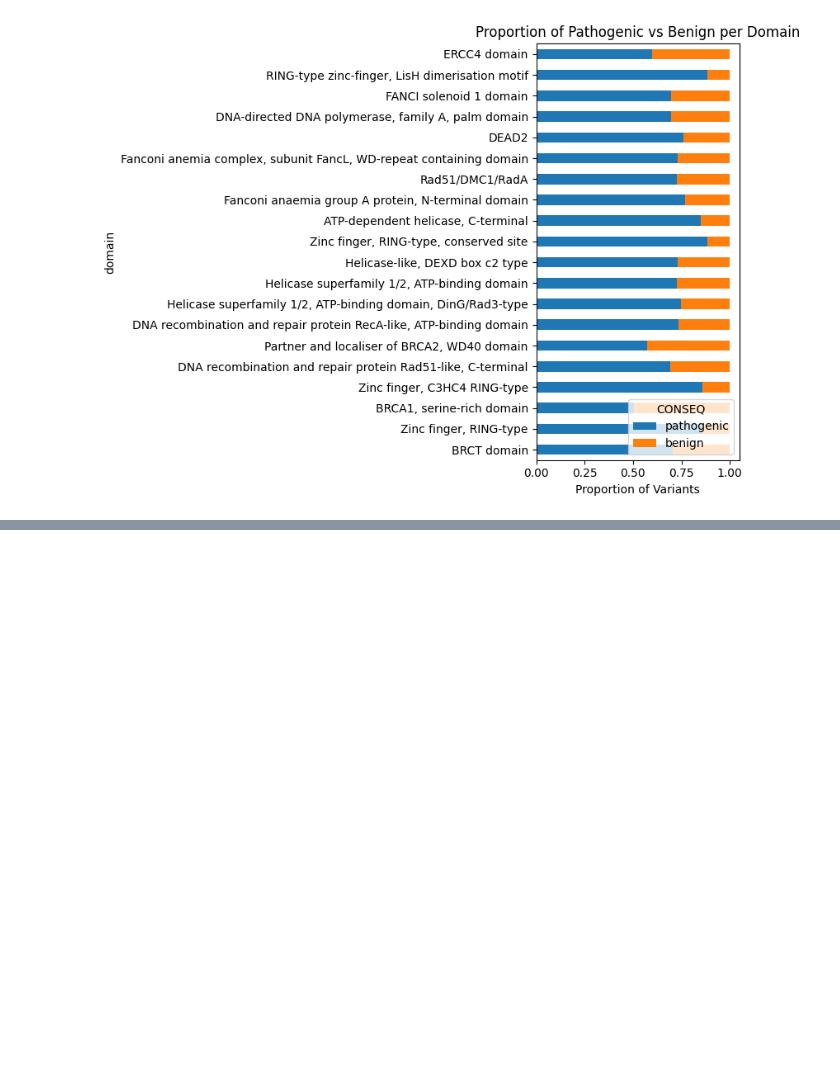
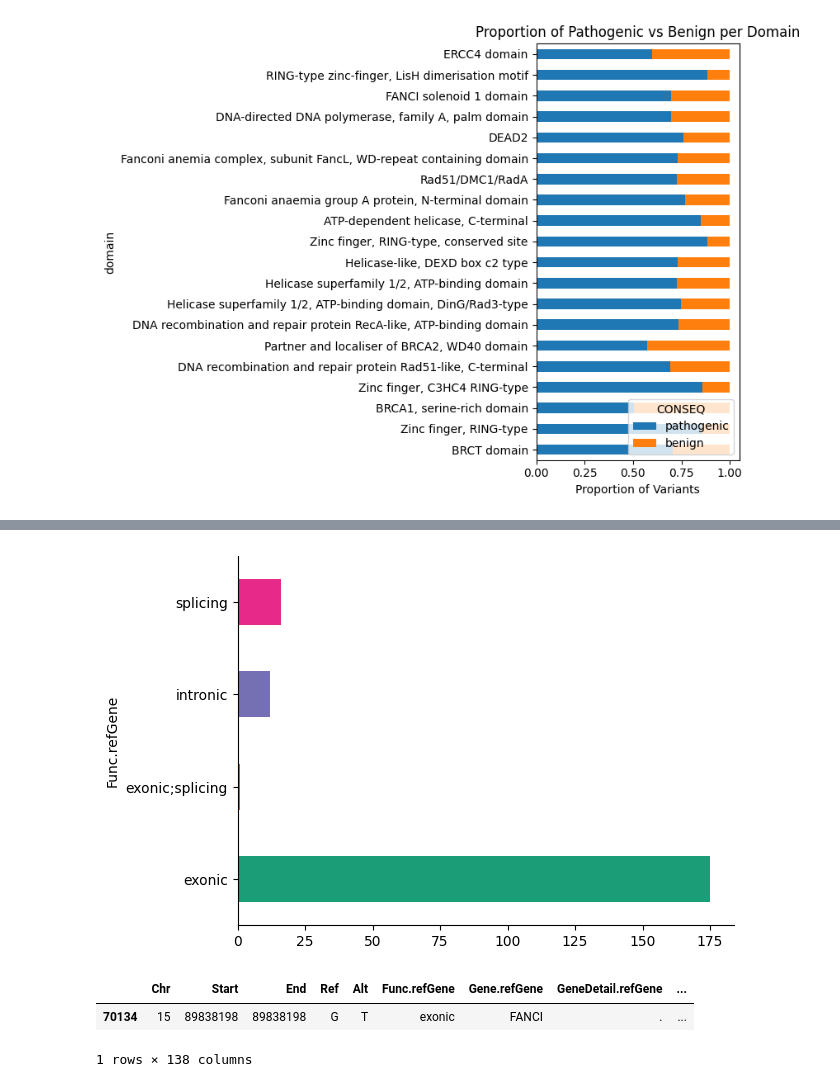
Before and after one commit to lazobax/capstone, a Jupyter notebook: scripts/dataAnalysis.ipynb, the cells around one changed output, grey strips where cells are left out. Cells and saved outputs as stored; diff of their text form; code cells hidden in the pictures; blank space fills up the shorter version.

```diff
--- a/scripts/dataAnalysis.ipynb
+++ b/scripts/dataAnalysis.ipynb
@@ -504,7 +512,7 @@ import pandas as pd
 import matplotlib.pyplot as plt
 
 # Filter for exonic variants
-exonic_df = merged_df[merged_df['Func.refGene'] == 'exonic']
+exonic_df = merged[merged['Func.refGene'] == 'exonic']
 
 # Group by ExonicFunc.refGene and CONSEQ to get absolute counts
 grouped_counts = exonic_df.groupby(['ExonicFunc.refGene', 'CONSEQ']).size().unstack(fill_value=0)
@@ -730,0 +858,23 @@ vcf_final.to_csv('vcf_final.tsv', sep='\t', index=False)
+# %%
+# @title ExonicFunc.refGene
+
+from matplotlib import pyplot as plt
+import seaborn as sns
+top_variants_df.groupby('Func.refGene').size().plot(kind='barh', color=sns.palettes.mpl_palette('Dark2'))
+plt.gca().spines[['top', 'right',]].set_visible(False)
+# %% [output]
+[figure, added]
+# %%
+# prompt: merged dataframe where ID contains FANCI
+
+# Assuming vcf_final DataFrame is already created as in the provided code.
+
+# Filter the vcf_final DataFrame to include only rows where the 'ID' column contains 'FANCI'
+fanci_variants = merged[merged['ID'].str.contains('FANCI00270')]
+
+# Display or further process the filtered DataFrame
+fanci_variants
+# %% [output]
+|  | Chr | Start | End | Ref | Alt | Func.refGene | Gene.refGene | GeneDetail.refGene | ... |
+| 70134 | 15 | 89838198 | 89838198 | G | T | exonic | FANCI | . | ... |
+1 rows × 138 columns
```
Also changed, not shown: parts of 10 cells of this notebook, 3 other files.
